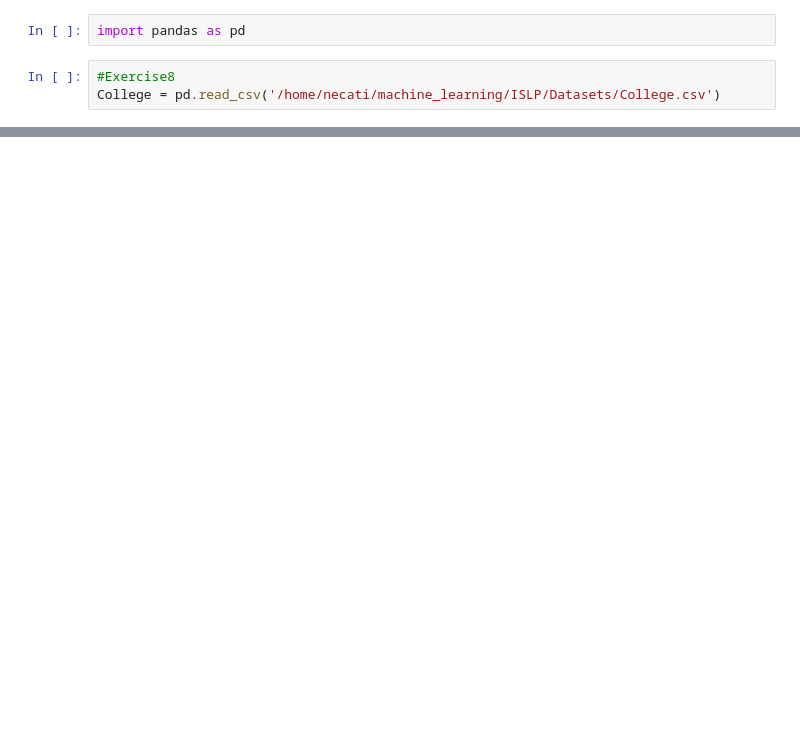
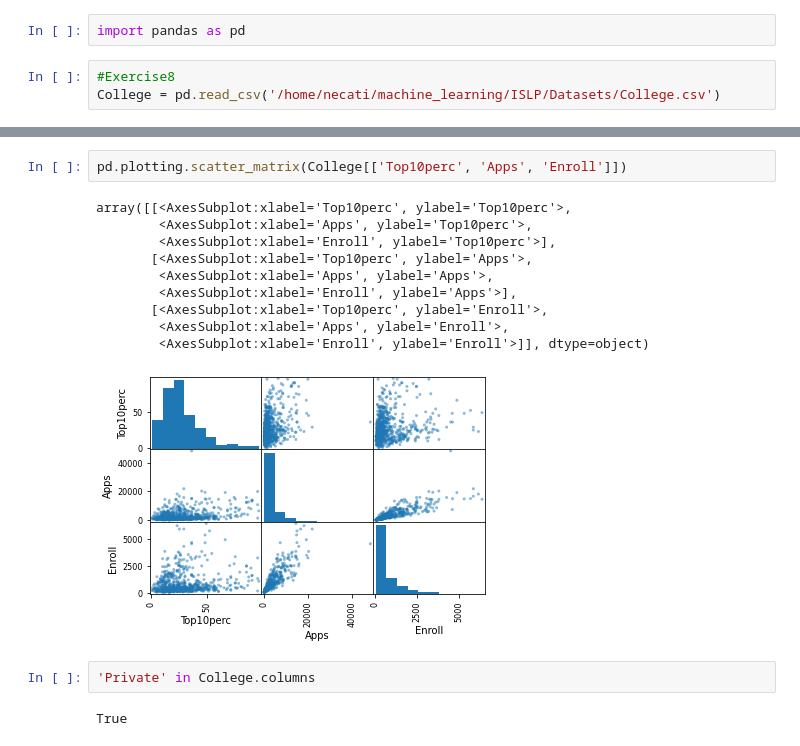
Before and after one commit to nectifurkn455/machine_learning, a Jupyter notebook: ISLP/Exercises/chapter2exercises.ipynb, the cells around one changed output, grey strips where cells are left out. Saved outputs shown, nothing was run; the diff lists cells and outputs as text; blank space fills up the shorter version.

```diff
--- a/ISLP/Exercises/chapter2exercises.ipynb
+++ b/ISLP/Exercises/chapter2exercises.ipynb
@@ -5,0 +99,17 @@ College = pd.read_csv('/home/necati/machine_learning/ISLP/Datasets/College.csv')
+# %%
+pd.plotting.scatter_matrix(College[['Top10perc', 'Apps', 'Enroll']])
+# %% [output]
+array([[<AxesSubplot:xlabel='Top10perc', ylabel='Top10perc'>,
+        <AxesSubplot:xlabel='Apps', ylabel='Top10perc'>,
+        <AxesSubplot:xlabel='Enroll', ylabel='Top10perc'>],
+       [<AxesSubplot:xlabel='Top10perc', ylabel='Apps'>,
+        <AxesSubplot:xlabel='Apps', ylabel='Apps'>,
+        <AxesSubplot:xlabel='Enroll', ylabel='Apps'>],
+       [<AxesSubplot:xlabel='Top10perc', ylabel='Enroll'>,
+        <AxesSubplot:xlabel='Apps', ylabel='Enroll'>,
+        <AxesSubplot:xlabel='Enroll', ylabel='Enroll'>]], dtype=object)
+[figure, added]
+# %%
+'Private' in College.columns
+# %% [output]
+True
```
Also changed, not shown: parts of 30 cells of this notebook.
